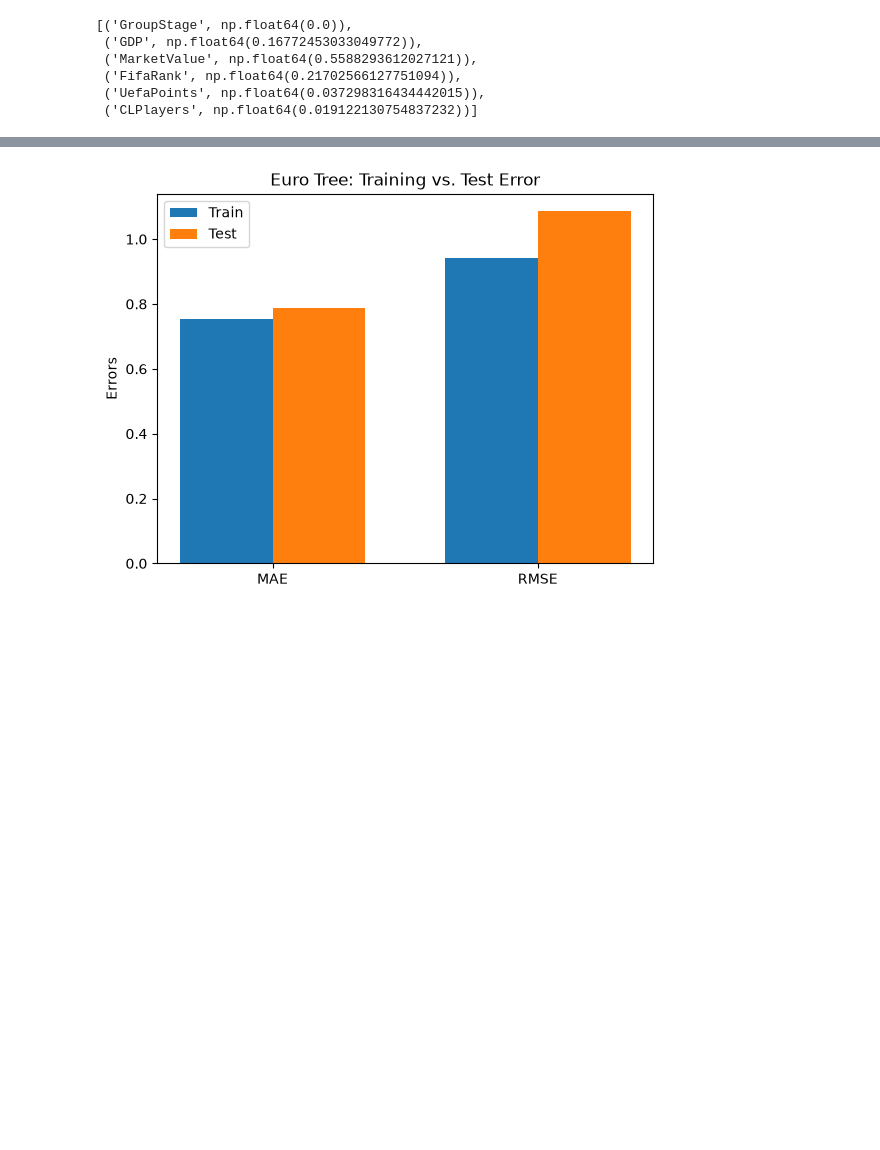
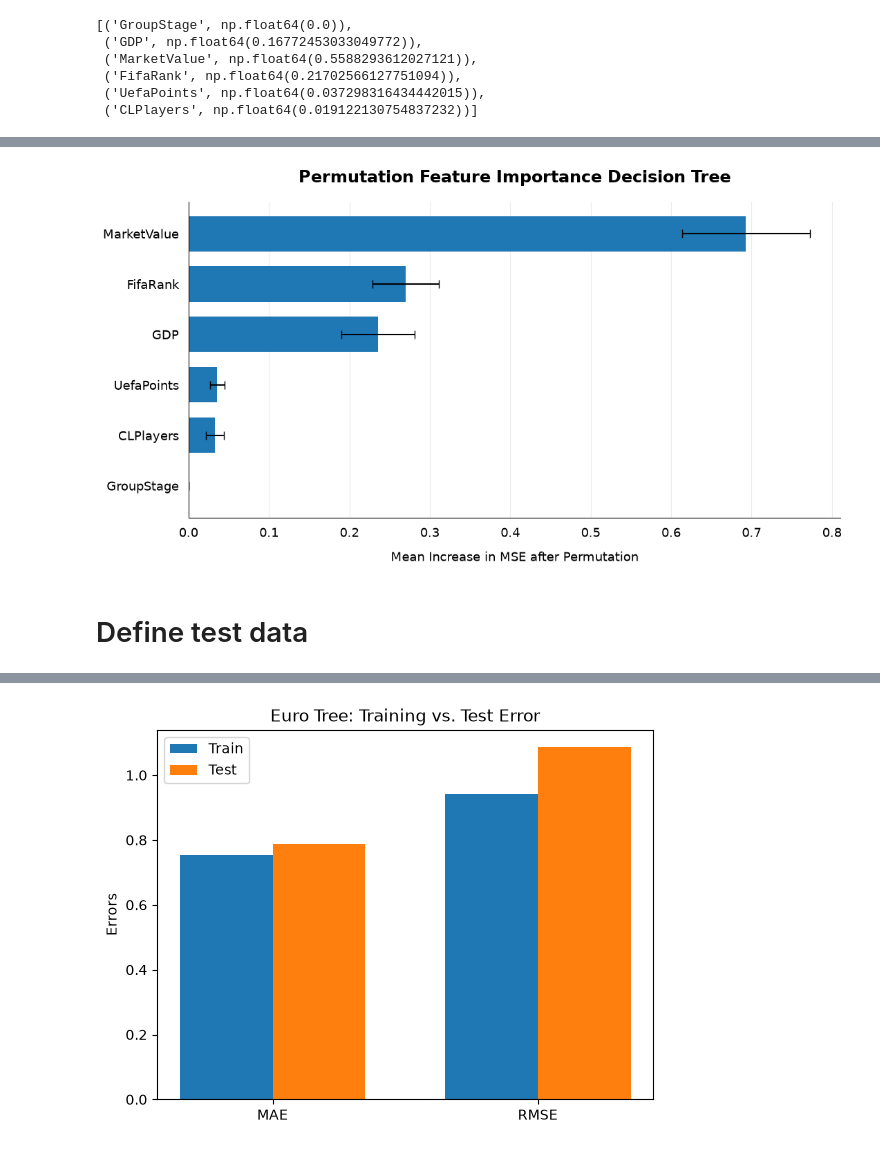
Before and after one commit to TuDCaseStudies26/CS2, a Jupyter notebook: sheet2/taski.ipynb, the cells around one changed output, grey strips where cells are left out. Drawn from its saved outputs; the diff is of its cells as text; code cells hidden in the pictures; blank space fills up the shorter version.

```diff
--- a/sheet2/taski.ipynb
+++ b/sheet2/taski.ipynb
@@ -293,3 +292,53 @@ fig.tight_layout()
+# %%
+fig, ax = plt.subplots(figsize=(11, 6))
+
+ax.barh(
+    importance_df.index,
+    importance_df["importances"],
+    xerr=importance_df["std"],
+    capsize=4,
+    height=0.7
+)
+
+ax.set_title(
+    "Permutation Feature Importance Decision Tree",
+    fontsize=17,
+    fontweight="bold",
+    pad=20
+)
+
+ax.set_xlabel(
+    "Mean Increase in MSE after Permutation",
+    fontsize=13,
+    labelpad=12
+)
+
+ax.tick_params(
+    labelsize=13,
+    pad=10,
+    length=0
+)
+
+ax.grid(axis="x", linestyle="-", alpha=.25)
+ax.set_axisbelow(True)
+
+ax.axvline(0, color="black", linewidth=0.8)
+
+for spine in ["top", "right", "left"]:
+    ax.spines[spine].set_visible(False)
+
+fig.tight_layout()
+
+fig.savefig(
+    "../graphs/philipp_perm_graph.png",
+    dpi=300,
+    bbox_inches="tight"
+)
+plt.show()
+# %% [output]
+[figure, added]
+# %% [markdown]
+# Define test data
 # %%
 euro_feat_test_df: pd.DataFrame = euro_test_df[euro_features]
 euro_test_res: pd.Series = euro_test_df[euro_response]
```
Also changed, not shown: parts of 7 cells of this notebook.
